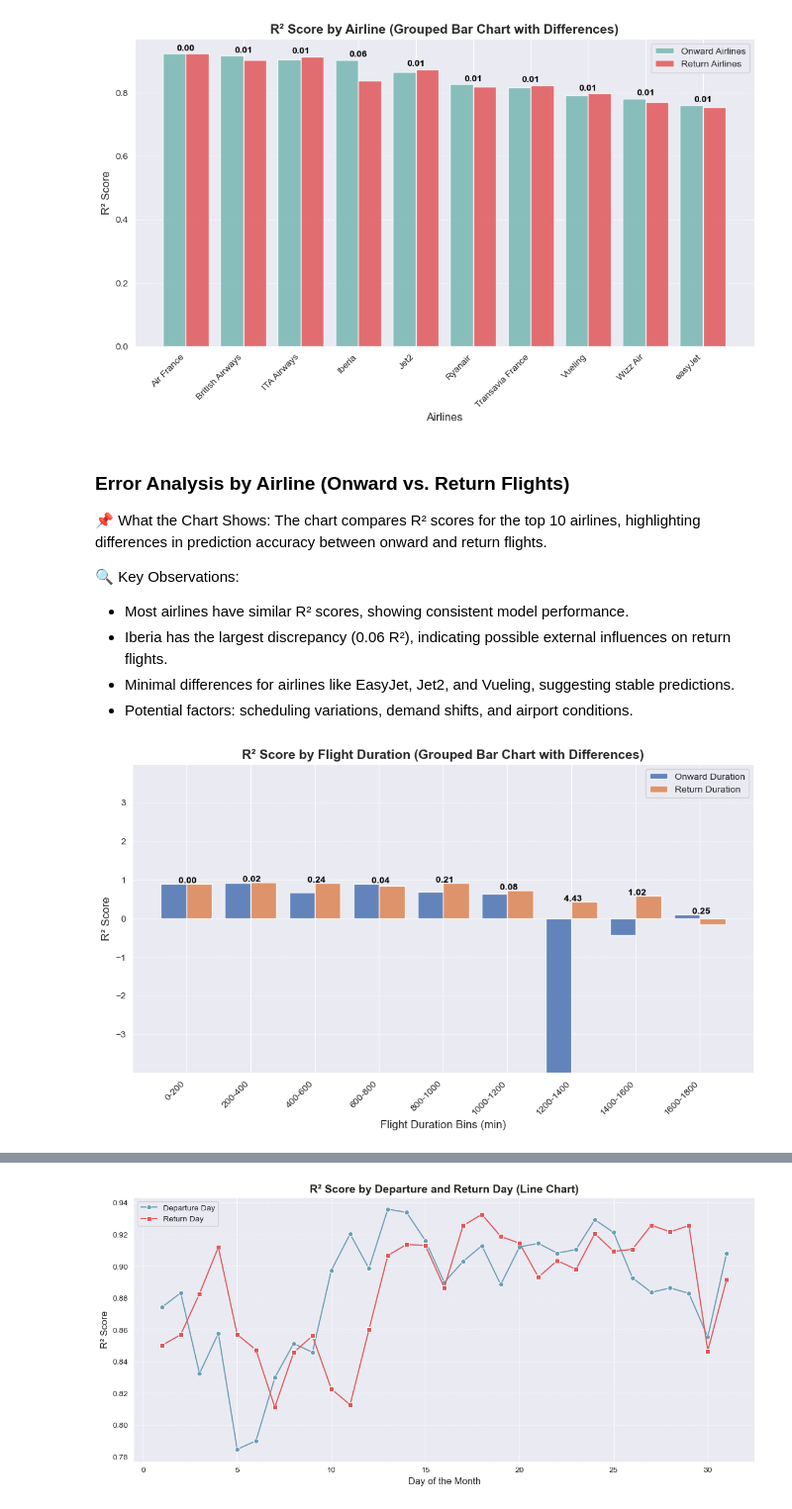
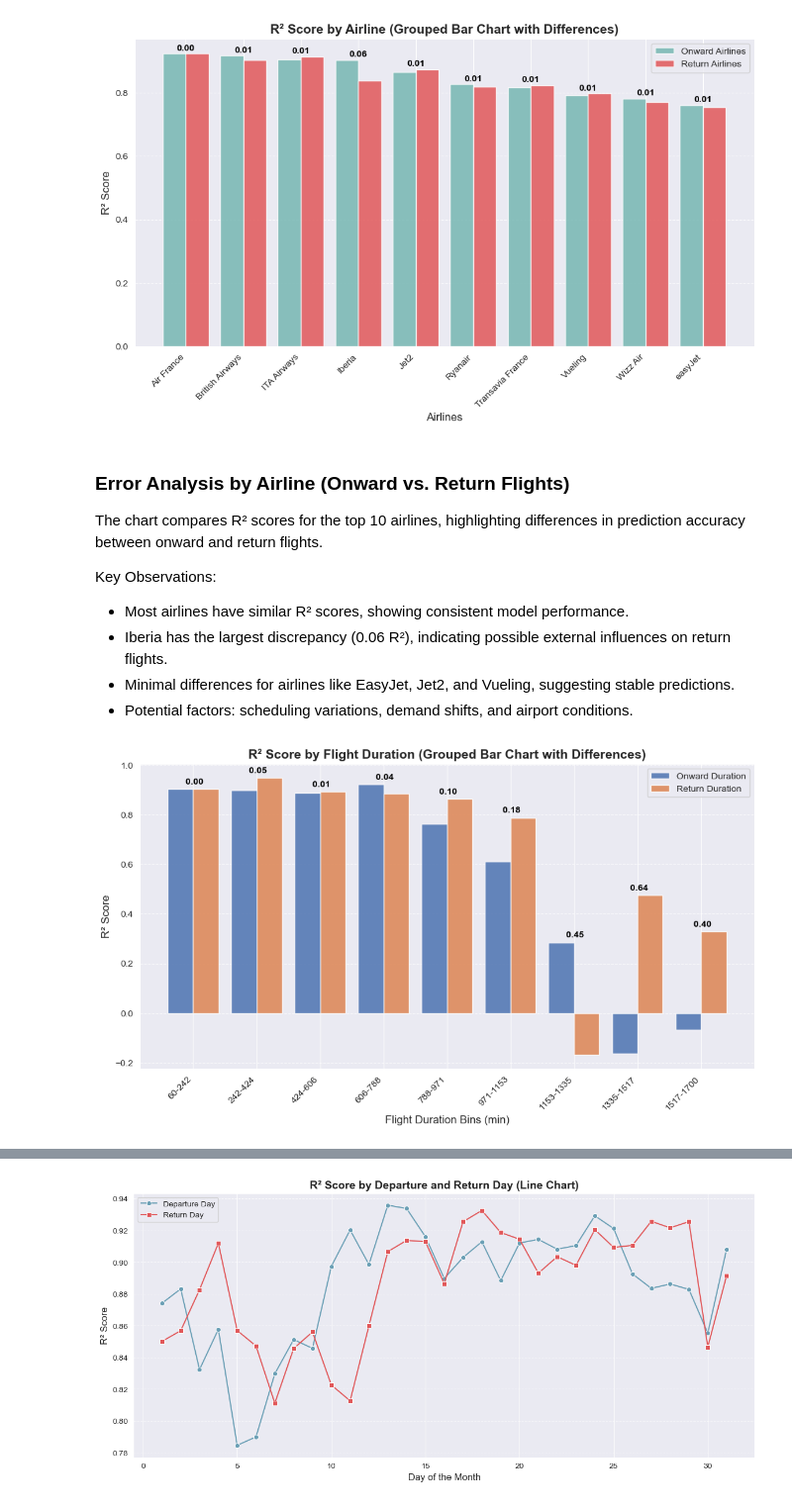
Before and after one commit to Andrian2024/DSProject-Flights, a Jupyter notebook: Algo4-Andrian-Flights_XGBOOST.ipynb, the cells around one changed output, grey strips where cells are left out. Shown at 99% size. Saved outputs shown, nothing was run; the diff lists cells and outputs as text; code cells hidden in the pictures.

```diff
--- a/Algo4-Andrian-Flights_XGBOOST.ipynb
+++ b/Algo4-Andrian-Flights_XGBOOST.ipynb
@@ -873,31 +873,25 @@ plt.show()
 [figure]
 # %% [markdown]
 ### **Error Analysis by Airline (Onward vs. Return Flights)**
-📌 What the Chart Shows:
 The chart compares R² scores for the top 10 airlines, highlighting differences in prediction accuracy between onward and return flights.
 
-🔍 Key Observations:
+Key Observations:
 - Most airlines have similar R² scores, showing consistent model performance.
 - Iberia has the largest discrepancy (0.06 R²), indicating possible external influences on return flights.
 - Minimal differences for airlines like EasyJet, Jet2, and Vueling, suggesting stable predictions.
 - Potential factors: scheduling variations, demand shifts, and airport conditions.
 # %%
-# Define bins for flight duration (rounded to nearest 200)
-bin_width = 200
-bins = np.arange(0, error_analysis_df["Total Onward Flight Duration(min)"].max() + bin_width, bin_width)
+# Define bins for flight duration
+bins = np.linspace(error_analysis_df["Total Onward Flight Duration(min)"].min(),
+                   error_analysis_df["Total Onward Flight Duration(min)"].max(), 10)
 
 # Bin flight durations
 error_analysis_df["Onward Duration Bin"] = np.digitize(error_analysis_df["Total Onward Flight Duration(min)"], bins) - 1
 error_analysis_df["Return Duration Bin"] = np.digitize(error_analysis_df["Total Return Flight Duration(min)"], bins) - 1
 
 # Calculate R² scores for each bin, removing empty bins
-onward_r2_series = error_analysis_df.groupby("Onward Duration Bin").apply(
-    lambda x: r2_score(x["Actual Price"], x["Predicted Price"])
-).dropna()
-
-return_r2_series = error_analysis_df.groupby("Return Duration Bin").apply(
-    lambda x: r2_score(x["Actual Price"], x["Predicted Price"])
-).dropna()
+onward_r2_series = error_analysis_df.groupby("Onward Duration Bin").apply(lambda x: r2_score(x["Actual Price"], x["Predicted Price"])).dropna()
+return_r2_series = error_analysis_df.groupby("Return Duration Bin").apply(lambda x: r2_score(x["Actual Price"], x["Predicted Price"])).dropna()
 
 # Align bins to ensure same categories
 common_bins = list(set(onward_r2_series.index) & set(return_r2_series.index))
@@ -909,40 +903,32 @@ r2_diff = abs(onward_r2_series - return_r2_series)
 
 # Define bar width
 bar_width = 0.4
 x = np.arange(len(common_bins))  # X positions
 
 # Create figure
 fig, ax = plt.subplots(figsize=(12, 6))
 
 # Updated colors
 onward_color = "#4C72B0"  # Blue
 return_color = "#DD8452"  # Orange
 
 # Plot bars
 onward_bars = ax.bar(x - bar_width/2, onward_r2_series.values, bar_width, color=onward_color, alpha=0.85, label="Onward Duration")
 return_bars = ax.bar(x + bar_width/2, return_r2_series.values, bar_width, color=return_color, alpha=0.85, label="Return Duration")
 
 # Add R² difference text above each pair
 for i, diff in enumerate(r2_diff):
     ax.text(x[i], max(onward_r2_series.values[i], return_r2_series.values[i]) + 0.02, f" {diff:.2f}",
             ha="center", fontsize=10, fontweight="bold", color="black")
 
-# Get the maximum absolute R² value for symmetrical y-axis limits
-max_r2_value = max(abs(onward_r2_series.min()), abs(onward_r2_series.max()),
-                   abs(return_r2_series.min()), abs(return_r2_series.max()))
-
-# Set symmetrical limits
-ax.set_ylim(-max_r2_value, max_r2_value)
-
-# Labels and Formatting
 ax.set_xlabel("Flight Duration Bins (min)", fontsize=12)
 ax.set_ylabel("R² Score", fontsize=12)
 ax.set_title("R² Score by Flight Duration (Grouped Bar Chart with Differences)", fontsize=14, fontweight="bold")
 ax.set_xticks(x)
-ax.set_xticklabels([f"{bins[i]}-{bins[i+1]}" for i in common_bins], rotation=45, ha="right")
+ax.set_xticklabels([f"{int(bins[i])}-{int(bins[i+1])}" for i in common_bins], rotation=45, ha="right")
 ax.legend()
 
 plt.grid(axis="y", linestyle="--", alpha=0.7)
 plt.show()
 # %% [output]
-[figure, old version]
+[figure, new version]
```
Also changed, not shown: parts of 5 cells of this notebook.
